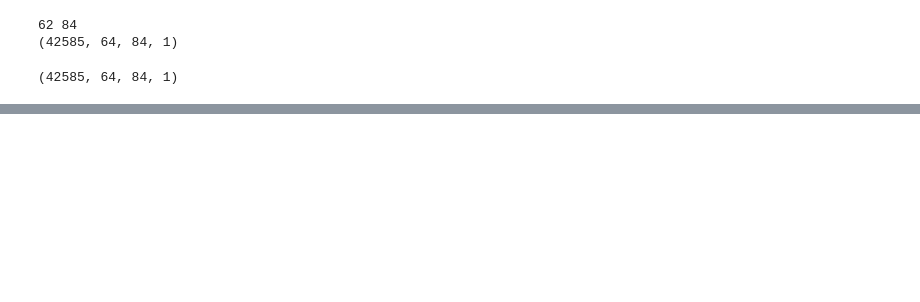
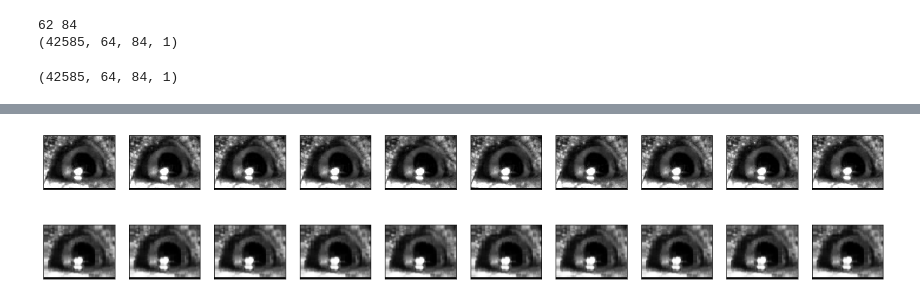
Before and after one commit to enmccarthy/drp, a Jupyter notebook: eyeAE.ipynb, the cells around one changed output, grey strips where cells are left out. Drawn from its saved outputs; the diff is of its cells as text; code cells hidden in the pictures; blank space fills up the shorter version.

```diff
--- a/eyeAE.ipynb
+++ b/eyeAE.ipynb
@@ -33,7 +33,7 @@ def cropImage(imArr):
             cropped[ind][rowind] = row.reshape(y,1)
     return cropped
 # %%
-eye = io.imread('./eye_AV2.tif')
+eye = io.imread('./data/eye_AV2.tif')
 np.random.seed(42)
 (length, lenx, leny) = eye.shape
 print(eye.shape)
@@ -138,7 +138,7 @@ print(x_train.shape)
 # %%
 %%time
 autoencoder.fit(x_train, x_train,
-                epochs=50,
+                epochs=20,
                 batch_size=10,
                 shuffle=True,
                 validation_data=(x_test, x_test),
@@ -149,21 +165,23 @@ Epoch 1/50
 # %%
 decoded_imgs = autoencoder.predict(x_test)
 
 n = 10
 plt.figure(figsize=(20, 4))
 for i in range(n):
     # display original
     ax = plt.subplot(2, n, i+1)
-    plt.imshow(x_test[i+600].reshape(lenx+1, leny+1))
+    plt.imshow(x_test[i+600].reshape(lenx+2, leny))
     plt.gray()
     ax.get_xaxis().set_visible(False)
     ax.get_yaxis().set_visible(False)
 
     # display reconstruction
     ax = plt.subplot(2, n, i + n+1)
-    plt.imshow(decoded_imgs[i+600].reshape(lenx+1, leny+1))
+    plt.imshow(decoded_imgs[i+600].reshape(lenx+2, leny))
     plt.gray()
     ax.get_xaxis().set_visible(False)
     ax.get_yaxis().set_visible(False)
 plt.show()
+# %% [output]
+[figure, added]
 # %%
```
Also changed, not shown: parts of 3 cells of this notebook.
